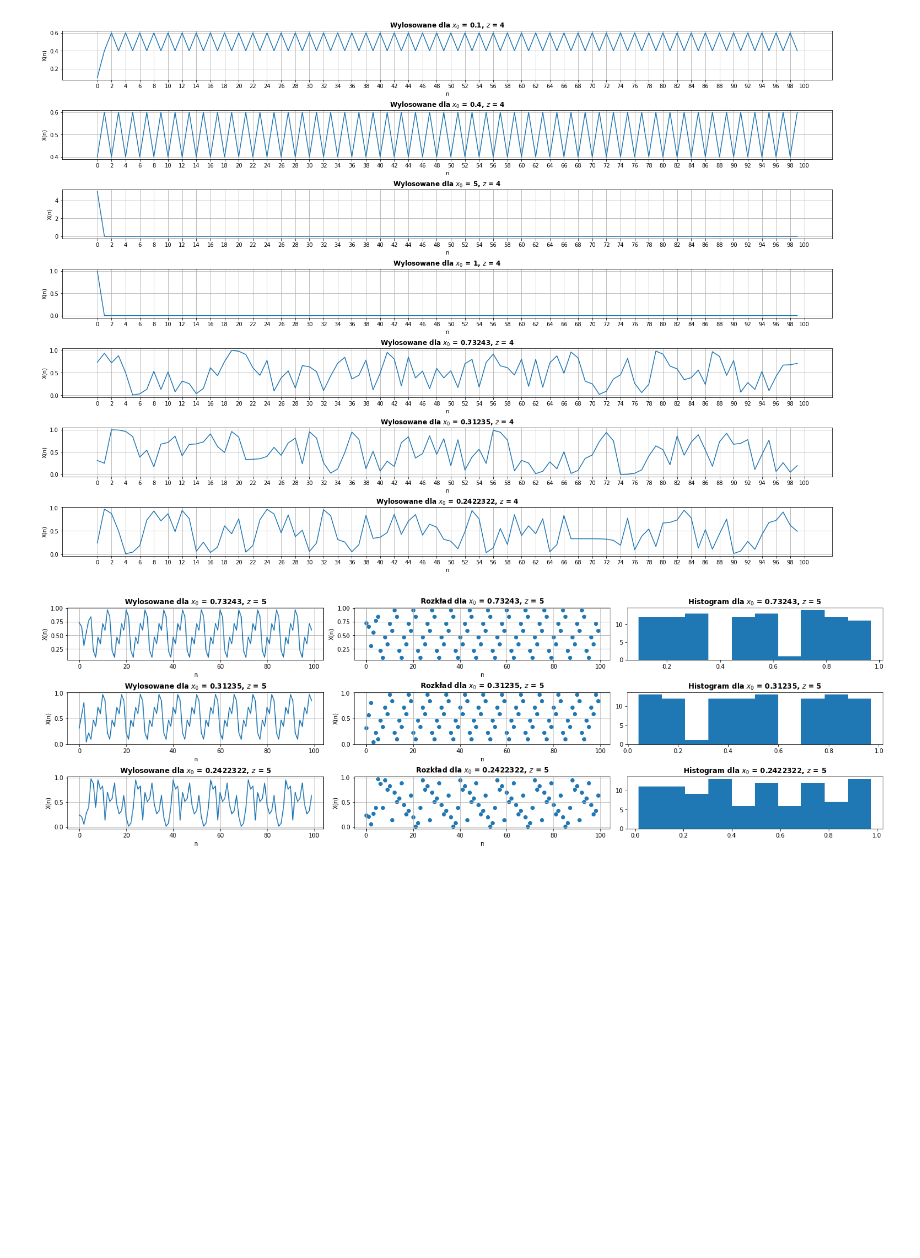
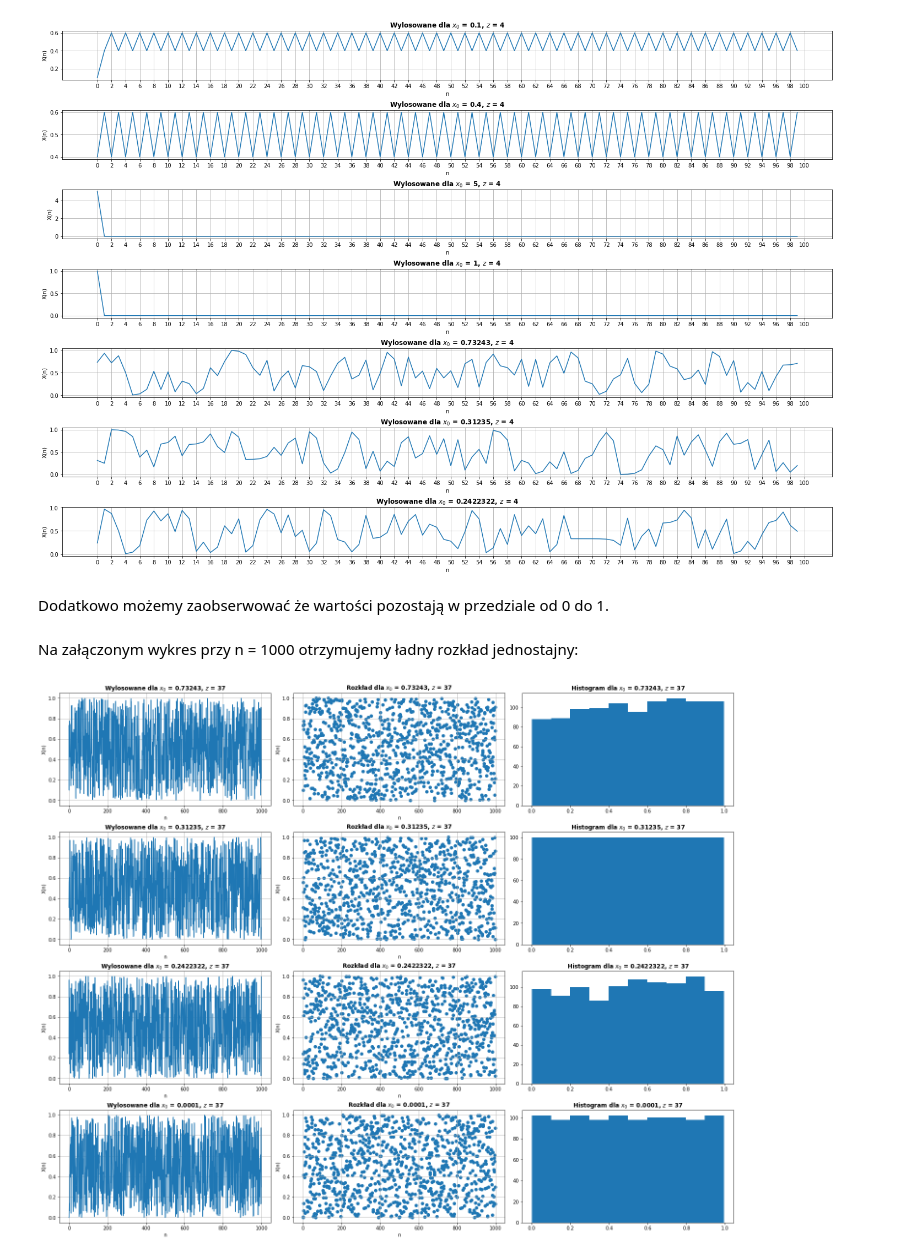
Before and after one commit to John15321/iims, a Jupyter notebook: lab0.ipynb, the cells around one changed output. Saved outputs shown, nothing was run; the diff lists cells and outputs as text; code cells hidden in the pictures; blank space fills up the shorter version.

```diff
--- a/lab0.ipynb
+++ b/lab0.ipynb
@@ -42,35 +55,34 @@ plt.savefig(f"lab0b.png")
 plt.show()
 # %% [output]
 [figure]
+# %% [markdown]
+Dodatkowo możemy zaobserwować że wartości pozostają w przedziale od 0 do 1.
+# %% [markdown]
+Na załączonym wykres przy n = 1000 otrzymujemy ładny rozkład jednostajny:
 # %%
-x0s = [0.73243, 0.31235, 0.2422322]
-z = 5
-n = 100
+x0s = [0.73243, 0.31235, 0.2422322, 0.0001]
+z = 37
+n = 1000
 fig, axs = plt.subplots(
-    len(x0s), 3, figsize=(20, len(x0s) * 2), constrained_layout=True
+    len(x0s), 3, figsize=(20, len(x0s) * 4), constrained_layout=True
 )
 for i in range(len(x0s)):
     x = saw_generator(z, x0s[i], n)
     axs[i, 0].plot(x, label=f"{i}")
     axs[i, 0].set_title(
         f"Wylosowane dla $x_0$ = {x0s[i]}, $z$ = {z}", fontweight="bold"
     )
     axs[i, 0].set(xlabel="n", ylabel="X(n)")
     axs[i, 0].grid(True)
 
-    axs[i, 1].scatter(list(range(n)),x)
-    axs[i, 1].set_title(
-        f"Rozkład dla $x_0$ = {x0s[i]}, $z$ = {z}", fontweight="bold"
-    )
+    axs[i, 1].scatter(list(range(n)), x)
+    axs[i, 1].set_title(f"Rozkład dla $x_0$ = {x0s[i]}, $z$ = {z}", fontweight="bold")
     axs[i, 1].set(xlabel="n", ylabel="X(n)")
     axs[i, 1].grid(True)
 
     axs[i, 2].hist(x)
-    axs[i, 2].set_title(
-        f"Histogram dla $x_0$ = {x0s[i]}, $z$ = {z}", fontweight="bold"
-    )
-
+    axs[i, 2].set_title(f"Histogram dla $x_0$ = {x0s[i]}, $z$ = {z}", fontweight="bold")
 
 plt.show()
 # %% [output]
-[figure, old version]
+[figure, new version]
```
Also changed, not shown: parts of 10 cells of this notebook, 1 other file.
